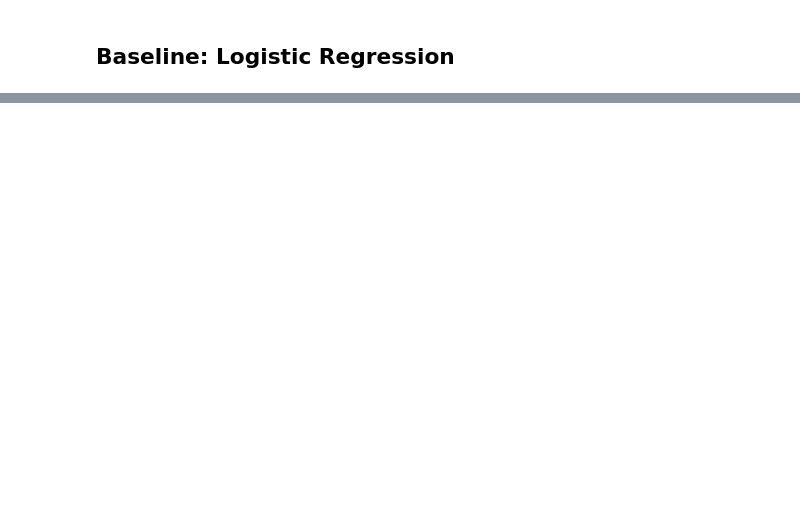
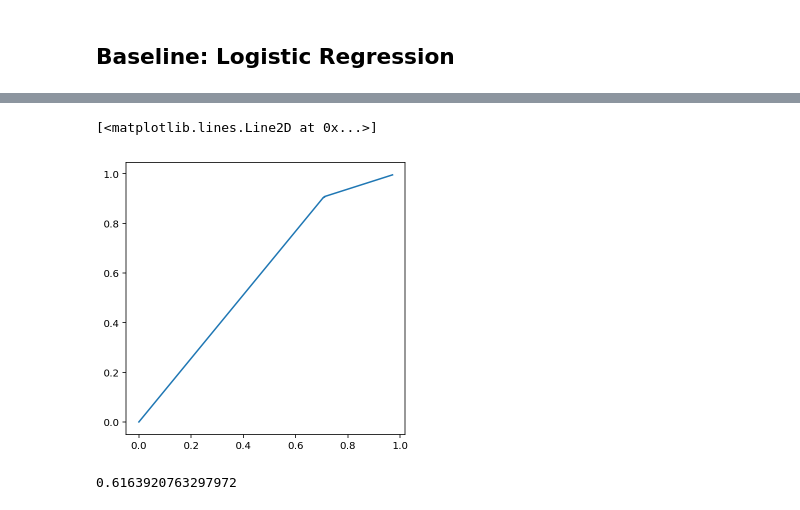
Before and after one commit to AlexaYuqinD/MS-E-246-Project, a Jupyter notebook: MS&E246 Project.ipynb, the cells around one changed output, grey strips where cells are left out. Drawn from its saved outputs; the diff is of its cells as text; code cells hidden in the pictures; blank space fills up the shorter version.

```diff
--- a/MS&E246 Project.ipynb
+++ b/MS&E246 Project.ipynb
@@ -312,0 +457,17 @@ plt.show()
+# %%
+default_prob = get_probability(parameters, DNNval_X)[1,:]
+n = 200
+TPR = np.zeros((n,1))
+FPR = np.zeros((n,1))
+t = np.linspace(0.0, 1.0, n)
+for i in range(n):
+    TPR[i,0], FPR[i,0] = get_ROC(default_prob,t[i],DNNval_y[1,:])
+plt.figure(figsize=(5,5))
+plt.plot(FPR, TPR)
+# %% [output]
+[<matplotlib.lines.Line2D at 0x...>]
+[figure, added]
+# %%
+roc_auc_score(DNNval_y[1,:], default_prob)
+# %% [output]
+0.6163920763297972
```
Also changed, not shown: parts of 30 cells of this notebook, 2 other files.
